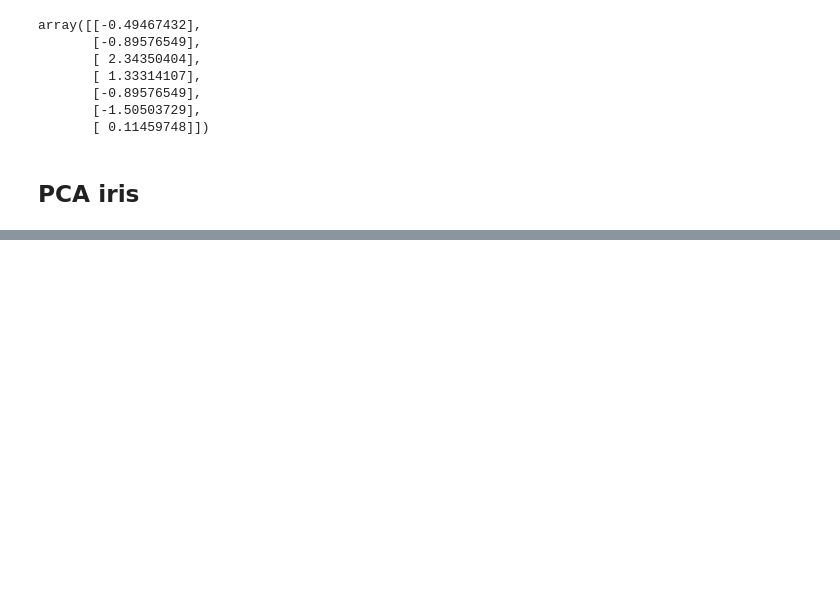
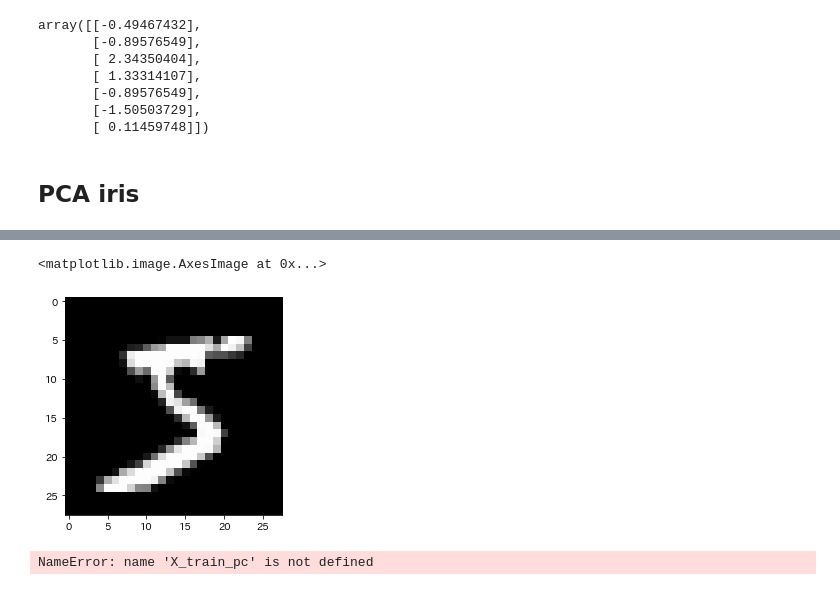
Before and after one commit to takunton/ds, a Jupyter notebook: work/ds_ml/udemy/PCA.ipynb, the cells around one changed output, grey strips where cells are left out. Saved outputs shown, nothing was run; the diff lists cells and outputs as text; code cells hidden in the pictures; blank space fills up the shorter version.

```diff
--- a/work/ds_ml/udemy/PCA.ipynb
+++ b/work/ds_ml/udemy/PCA.ipynb
@@ -88,0 +129,13 @@ sns.scatterplot(x='first_component', y='second_component', hue='species', data=d
+# %%
+mnist = fetch_openml('mnist_784')
+# %%
+# df変換
+mnist_data = pd.DataFrame(mnist.data, columns=mnist.feature_names)
+# %%
+# 画像の再構成
+# 28×28配列に変換
+mnist_data_im = mnist_data.iloc[0].values.reshape(28, 28)
+plt.imshow(mnist_data_im, 'gray')
+# %% [output]
+<matplotlib.image.AxesImage at 0x...>
+[figure, added]
@@ -88,0 +155,11 @@ sns.scatterplot(x='first_component', y='second_component', hue='species', data=d
+# %%
+# PCA
+pca = PCA(n_components=0.95)
+pca.fit(X_train_scaled)
+
+print(f'{X_train.shape[-1]} dimensions is reduced to {X_train_pc.shape[-1]} dimension by PCA')
+
+X_train_pc = pca.transform(X_train_scaled)
+X_test_pc = pca.transform(X_test_scaled)
+# %% [output]
+NameError: name 'X_train_pc' is not defined
```
Also changed, not shown: parts of 14 cells of this notebook.
